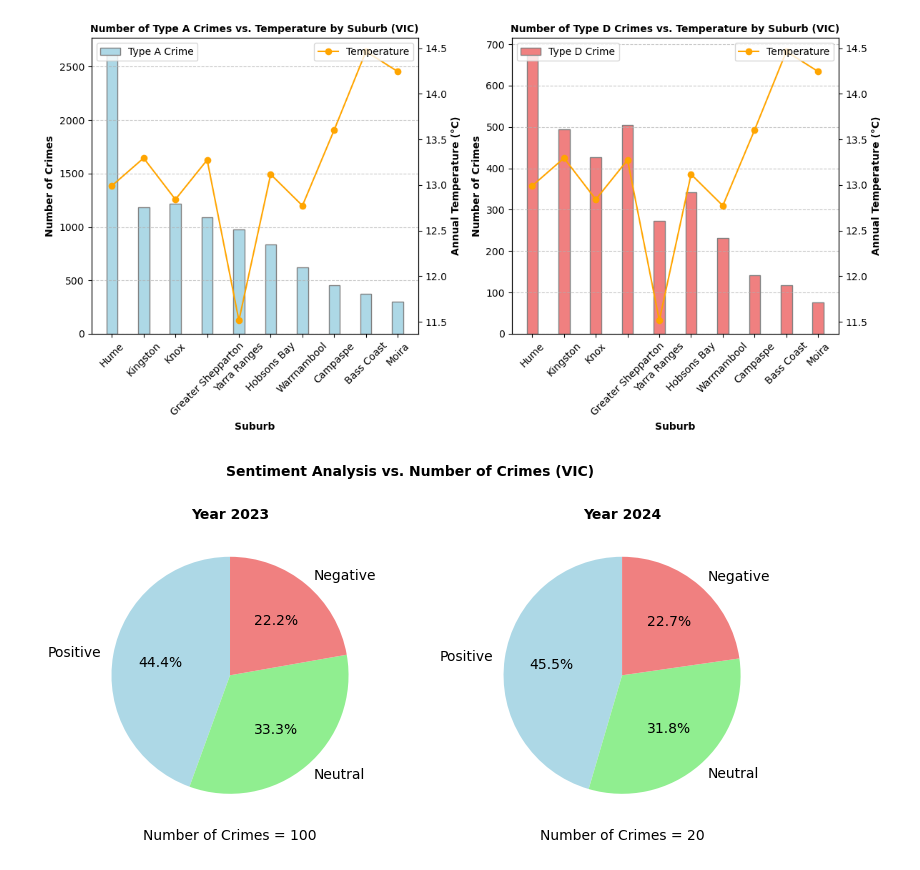
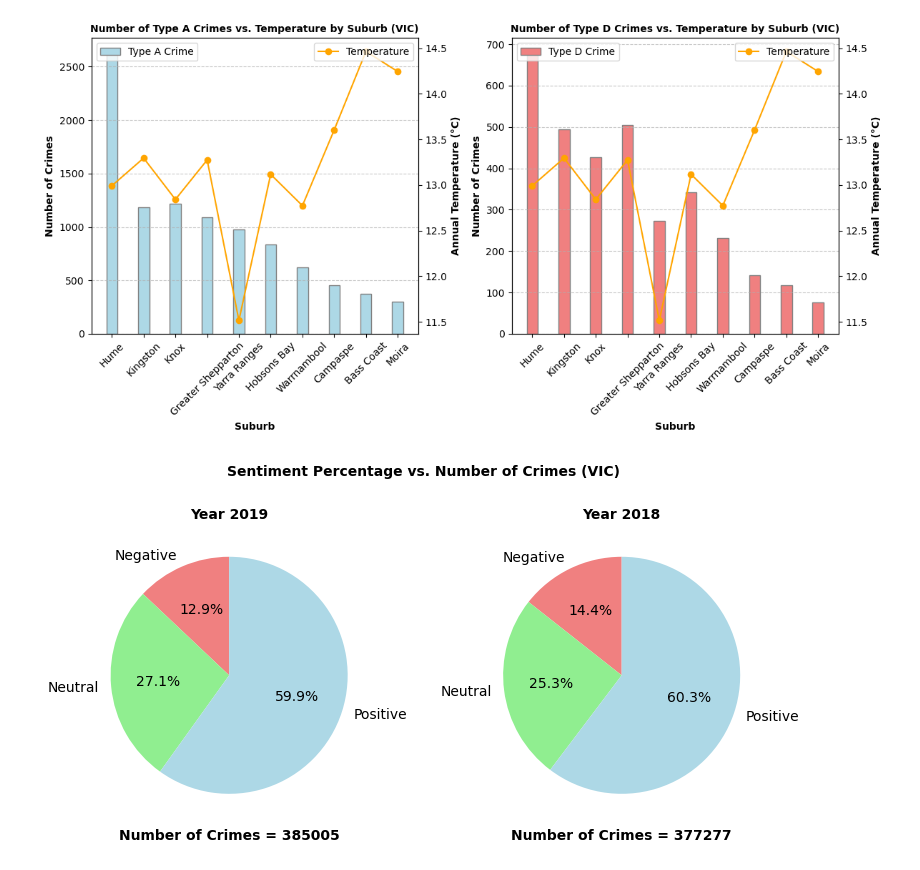
Before and after one commit to TLzzs/Realtime-Data-Analytic, a Jupyter notebook: frontend/plot_debug.ipynb, the cells around one changed output. Drawn from its saved outputs; the diff is of its cells as text; code cells hidden in the pictures.

Commit message:
Completed with Mastodon data.

```diff
--- a/frontend/plot_debug.ipynb
+++ b/frontend/plot_debug.ipynb
@@ -180,36 +176,26 @@ plot_bar_chart('average_temp',top_5_by_total_offences)
 # %% [output]
 [figure]
 # %%
-sentiments = ['Positive', 'Neutral', 'Negative']
-colors = ['#ADD8E6', '#90EE90', '#F08080']
+sentiments = ['Negative','Neutral','Positive']
+colors = ['#F08080','#90EE90','#ADD8E6']
 
-def plot_pie_chart(pie_data):
-    years = list(pie_data.keys())
+def plot_pie_chart(data):
     plt.figure(figsize=(8, 4))
-    for i, cur_year in enumerate(years):
-        plt.subplot(1, len(years), i + 1)
-        plt.pie(pie_data[cur_year]['counts'], labels=sentiments, autopct='%1.1f%%', startangle=90, colors=colors)
+    for i, year_data in enumerate(data):
+        plt.subplot(1, len(data), i + 1)
+        plt.pie(year_data['sentiment_counts'].values(),labels=sentiments,autopct='%1.1f%%',startangle=90, colors=colors)
         plt.gca().set_aspect('equal')
-        title = f'Year {cur_year}'  # Using f-string for string formatting
-        plt.title(title, fontweight='semibold', fontsize=10)
-        xlabel = f'Number of Crimes = {pie_data[cur_year]["crime_count"]}'  # Using f-string for string formatting
-        plt.xlabel(xlabel, fontsize=10)
+        plt.title(f"Year {year_data['year']}",fontweight='semibold',fontsize=10)
+        plt.xlabel(f"Number of Crimes = {year_data['total_crimes']}",fontweight='semibold',fontsize=10)
 
-    plt.suptitle('Sentiment Analysis vs. Number of Crimes (VIC)', fontweight='bold', fontsize=10)
+    plt.suptitle('Sentiment Percentage vs. Number of Crimes (VIC)', fontweight='bold', fontsize=10)
     plt.tight_layout(rect=[0, 0.03, 1, 0.95])
     plt.show()
 
-
-pie_data = {
-    '2023': {
-        'counts':[40, 30, 20],
-        'crime_count':100
-    },
-    '2024': {
-        'counts':[50, 35, 25],
-        'crime_count':20
-    }
-}
-plot_pie_chart(pie_data)
+data = [
+    {'sentiment_counts': {'negative': 2778, 'neutral': 5824, 'positive': 12852}, 'total_crimes': 385005, 'year': 2019},
+    {'sentiment_counts': {'negative': 3012, 'neutral': 5303, 'positive': 12631}, 'total_crimes': 377277, 'year': 2018}
+]
+plot_pie_chart(data)
 # %% [output]
-[figure, old version]
+[figure, new version]
```
Also changed, not shown: parts of 1 cell of this notebook, 2 other files.
